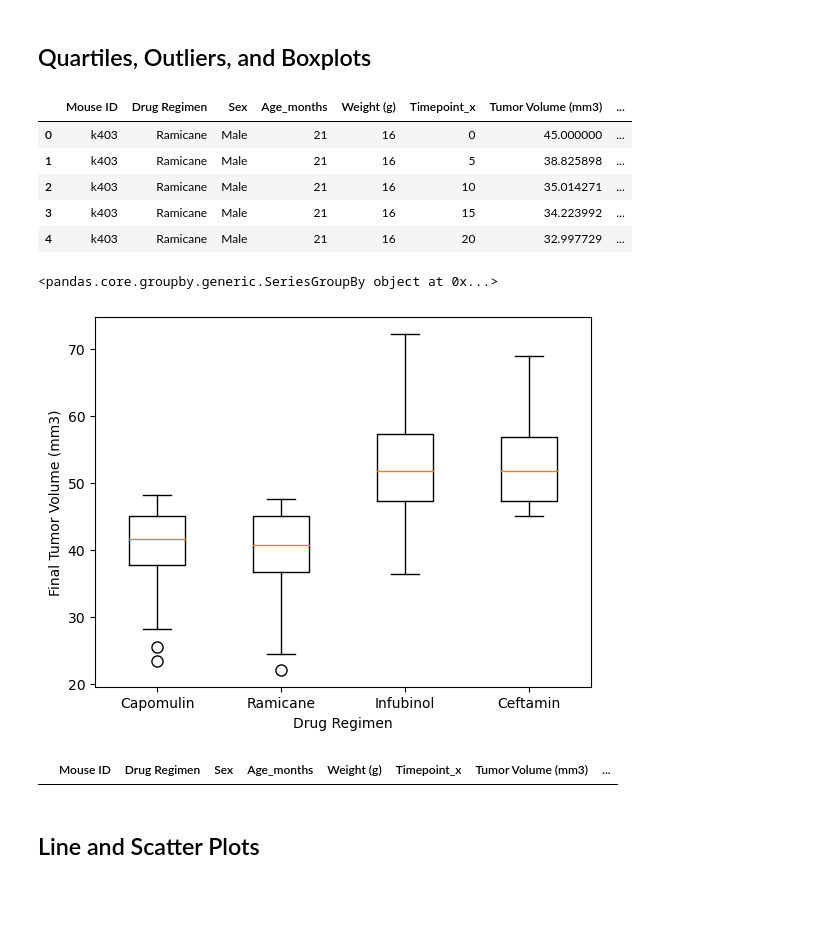
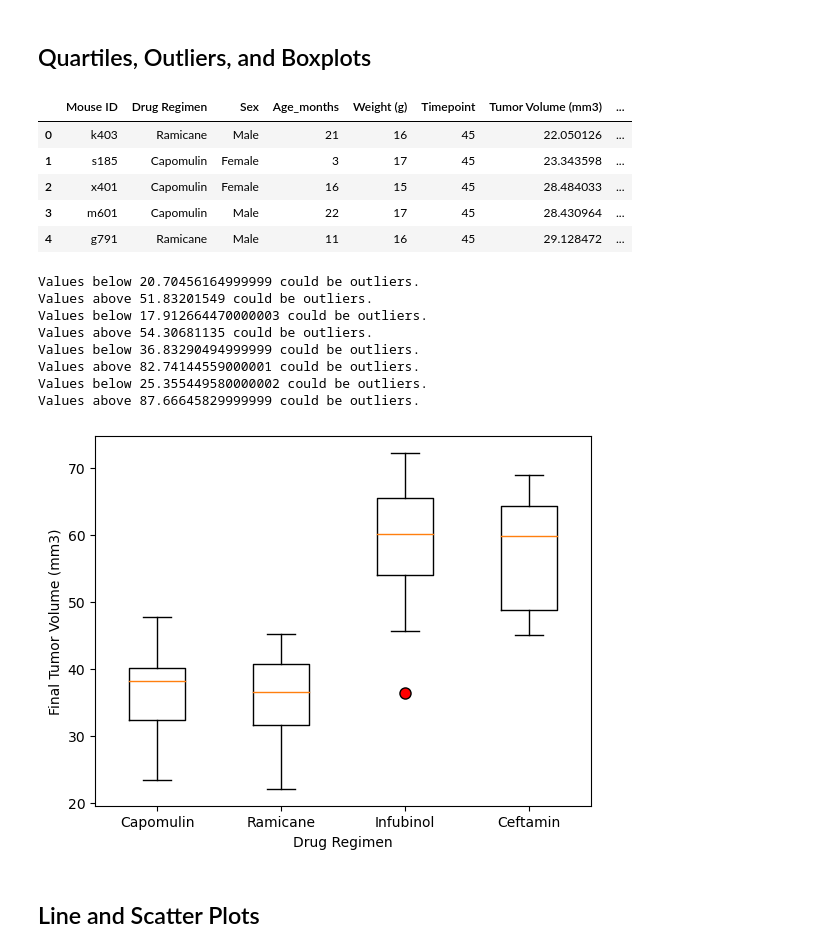
Before and after one commit to datakreese/visualization-challenge, a Jupyter notebook: pymaceuticals.ipynb, the cells around one changed output. Saved outputs shown, nothing was run; the diff lists cells and outputs as text; code cells hidden in the pictures; blank space fills up the shorter version.

Commit message:
figured out the box plot

```diff
--- a/pymaceuticals.ipynb
+++ b/pymaceuticals.ipynb
@@ -181,46 +181,43 @@ long_live_df = long_live_df.reset_index()
 # Display the new DataFrame
 long_live_df.head()
 # Merge this group df with the original DataFrame to get the tumor volume at the last timepoint
-mice_tumor_df = pd.merge(cleaned_df, long_live_df, on='Mouse ID', how='left')
+mice_tumor_df = pd.merge(cleaned_df, long_live_df, on=['Mouse ID', 'Timepoint'], how='inner')
 mice_tumor_df.head()
 # %% [output]
-|  | Mouse ID | Drug Regimen | Sex | Age_months | Weight (g) | Timepoint_x | Tumor Volume (mm3) | ... |
-| 0 | k403 | Ramicane | Male | 21 | 16 | 0 | 45.000000 | ... |
-| 1 | k403 | Ramicane | Male | 21 | 16 | 5 | 38.825898 | ... |
-| 2 | k403 | Ramicane | Male | 21 | 16 | 10 | 35.014271 | ... |
-| 3 | k403 | Ramicane | Male | 21 | 16 | 15 | 34.223992 | ... |
-| 4 | k403 | Ramicane | Male | 21 | 16 | 20 | 32.997729 | ... |
+|  | Mouse ID | Drug Regimen | Sex | Age_months | Weight (g) | Timepoint | Tumor Volume (mm3) | ... |
+| 0 | k403 | Ramicane | Male | 21 | 16 | 45 | 22.050126 | ... |
+| 1 | s185 | Capomulin | Female | 3 | 17 | 45 | 23.343598 | ... |
+| 2 | x401 | Capomulin | Female | 16 | 15 | 45 | 28.484033 | ... |
+| 3 | m601 | Capomulin | Male | 22 | 17 | 45 | 28.430964 | ... |
+| 4 | g791 | Ramicane | Male | 11 | 16 | 45 | 29.128472 | ... |
 # %%
-drug = [capomulin_vol, ramicane_vol, infubinol_vol, ceftamin_vol]
+drugs = ['Capomulin', 'Ramicane', 'Infubinol', 'Ceftamin']
+
 
 # Create an empty dictionary to store results for each drug
-results = {}
+results = []
 
 # Iterate through each drug name
-for drug in drug_names:
+for drug in drugs:
     # Filter the data based on the current drug name
-    filtered_data = data[data['Drug Regimen'] == drug]
+    filtered_data = mice_tumor_df[mice_tumor_df['Drug Regimen'] == drug]
 
     # Calculate the final tumor volume for each mouse on the filtered data
-    final_tumor_volumes = filtered_data.groupby('Mouse ID')['Tumor Volume (mm3)'].last()
+    final_tumor_volumes = filtered_data['Tumor Volume (mm3)']
 
-    # Determine outliers for each drug regimen (you can add your outlier detection logic here)
-    outliers = None  # Placeholder for outlier detection
+    results.append(final_tumor_volumes)
 
-    # Store the results in the dictionary
-    results[drug] = {
-        'final_tumor_volumes': final_tumor_volumes,
-        'outliers': outliers
-    }
 
-# Display the results
-for drug, result in results.items():
-    print(f"Results for {drug}:")
-    print("Final Tumor Volumes:")
-    print(result['final_tumor_volumes'])
-    print("Outliers:")
-    print(result['outliers'])
-    print("\n")
+    # If the data is in a dataframe, we use pandas to give quartile calculations
+    quartiles = final_tumor_volumes.quantile([.25,.5,.75])
+    lowerq = quartiles[0.25]
+    upperq = quartiles[0.75]
+    iqr = upperq-lowerq
+
+    lower_bound = lowerq - (1.5*iqr)
+    upper_bound = upperq + (1.5*iqr)
+    print(f"Values below {lower_bound} could be outliers.")
+    print(f"Values above {upper_bound} could be outliers.")
 
 
 
@@ -256,4 +253,11 @@ for drug, result in results.items():
 #upper_bound = q3 - 1.5,(iqr)
 #print(upper_bound)
 # %% [output]
-<pandas.core.groupby.generic.SeriesGroupBy object at 0x...>
+Values below 20.70456164999999 could be outliers.
+Values above 51.83201549 could be outliers.
+Values below 17.912664470000003 could be outliers.
+Values above 54.30681135 could be outliers.
+Values below 36.83290494999999 could be outliers.
+Values above 82.74144559000001 could be outliers.
+Values below 25.355449580000002 could be outliers.
+Values above 87.66645829999999 could be outliers.
@@ -277,22 +264,17 @@ ceftamin_vol = []
 # %%
 # Generate a box plot that shows the distrubution of the tumor volume for each treatment group.
 
 
-plt.boxplot(drugs, labels=['Capomulin', 'Ramicane', 'Infubinol', 'Ceftamin'], flierprops=dict(marker='o', color='red', markersize=8))
+plt.boxplot(results, labels=drugs, flierprops=dict(marker='o', markerfacecolor='red', markersize=8))
 
 # Add labels and title
 plt.xlabel('Drug Regimen')
 plt.ylabel('Final Tumor Volume (mm3)')
 
 # Show the plot
 plt.show()
 # %% [output]
-[figure, old version]
+[figure, new version]
-# %%
-filt = mice_tumor_df['Drug Regimen'].isin(drugs)
-mice_tumor_df.loc[filt]
-# %% [output]
-|  | Mouse ID | Drug Regimen | Sex | Age_months | Weight (g) | Timepoint_x | Tumor Volume (mm3) | ... |
 # %% [markdown]
 ## Line and Scatter Plots
 # %%
```
Also changed, not shown: parts of 2 cells of this notebook.
